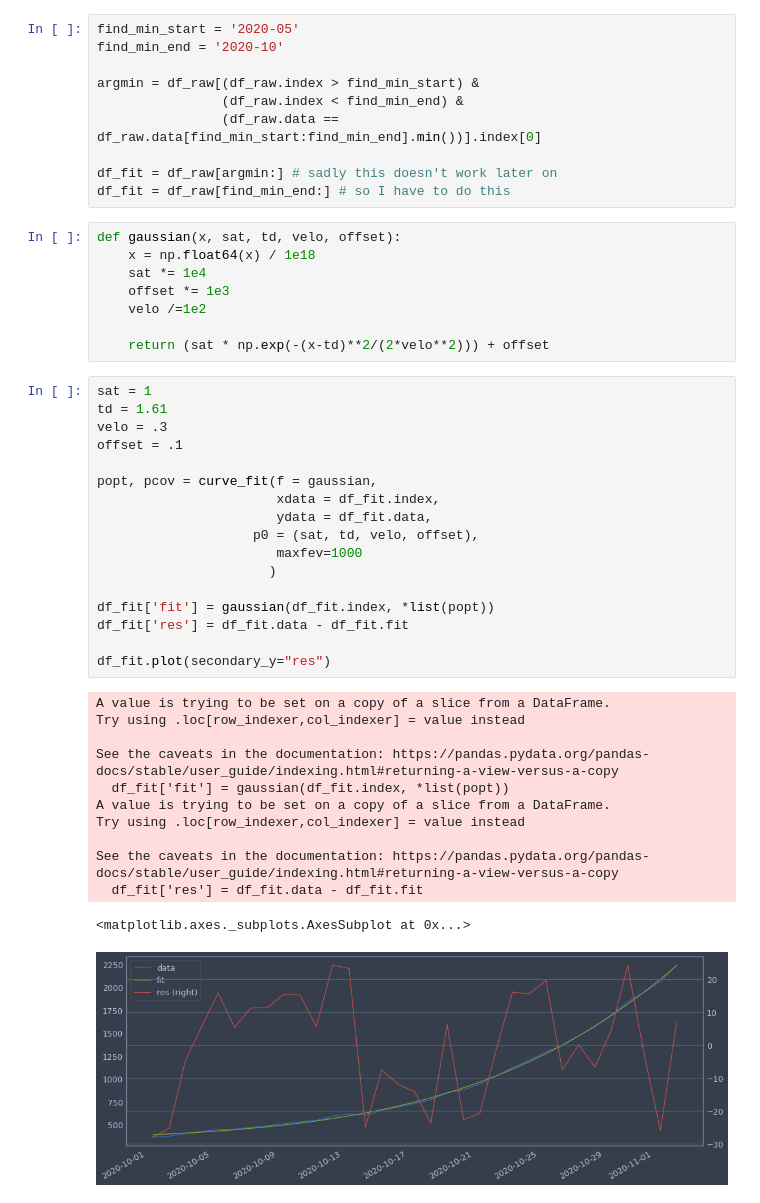
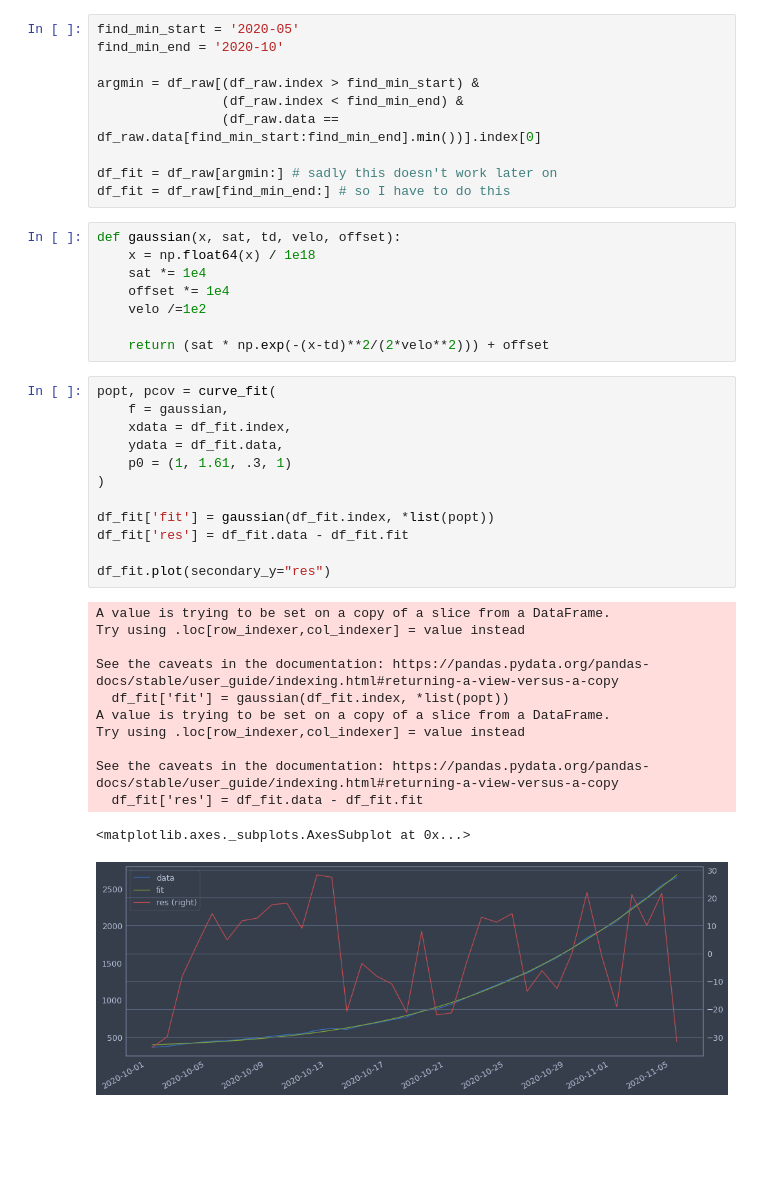
Before and after one commit to pcjedi/notebooks, a Jupyter notebook: covid19bedsgermany.ipynb, the cells around one changed output. Cells and saved outputs as stored; diff of their text form; blank space fills up the shorter version.

```diff
--- a/covid19bedsgermany.ipynb
+++ b/covid19bedsgermany.ipynb
@@ -34,40 +34,35 @@ df_fit = df_raw[find_min_end:] # so I have to do this
 def gaussian(x, sat, td, velo, offset):
     x = np.float64(x) / 1e18
     sat *= 1e4
-    offset *= 1e3
+    offset *= 1e4
     velo /=1e2
 
     return (sat * np.exp(-(x-td)**2/(2*velo**2))) + offset
 # %%
-sat = 1
-td = 1.61
-velo = .3
-offset = .1
-
-popt, pcov = curve_fit(f = gaussian,
-                       xdata = df_fit.index,
-                       ydata = df_fit.data,
-                    p0 = (sat, td, velo, offset),
-                       maxfev=1000
-                      )
+popt, pcov = curve_fit(
+    f = gaussian,
+    xdata = df_fit.index,
+    ydata = df_fit.data,
+    p0 = (1, 1.61, .3, 1)
+)
 
 df_fit['fit'] = gaussian(df_fit.index, *list(popt))
 df_fit['res'] = df_fit.data - df_fit.fit
 
 df_fit.plot(secondary_y="res")
 # %% [output]
 A value is trying to be set on a copy of a slice from a DataFrame.
 Try using .loc[row_indexer,col_indexer] = value instead
 
 See the caveats in the documentation: https://pandas.pydata.org/pandas-docs/stable/user_guide/indexing.html#returning-a-view-versus-a-copy
   df_fit['fit'] = gaussian(df_fit.index, *list(popt))
 A value is trying to be set on a copy of a slice from a DataFrame.
 Try using .loc[row_indexer,col_indexer] = value instead
 
 See the caveats in the documentation: https://pandas.pydata.org/pandas-docs/stable/user_guide/indexing.html#returning-a-view-versus-a-copy
   df_fit['res'] = df_fit.data - df_fit.fit
 <matplotlib.axes._subplots.AxesSubplot at 0x...>
-[figure, old version]
+[figure, new version]
 # %%
 maxdate = datetime.datetime.fromtimestamp(popt[1] * 1e9, tz=df_fit.index.tz)
 maxdate.strftime("%Y-%B-%d %H:%M")
```
Also changed, not shown: parts of 8 cells of this notebook.
